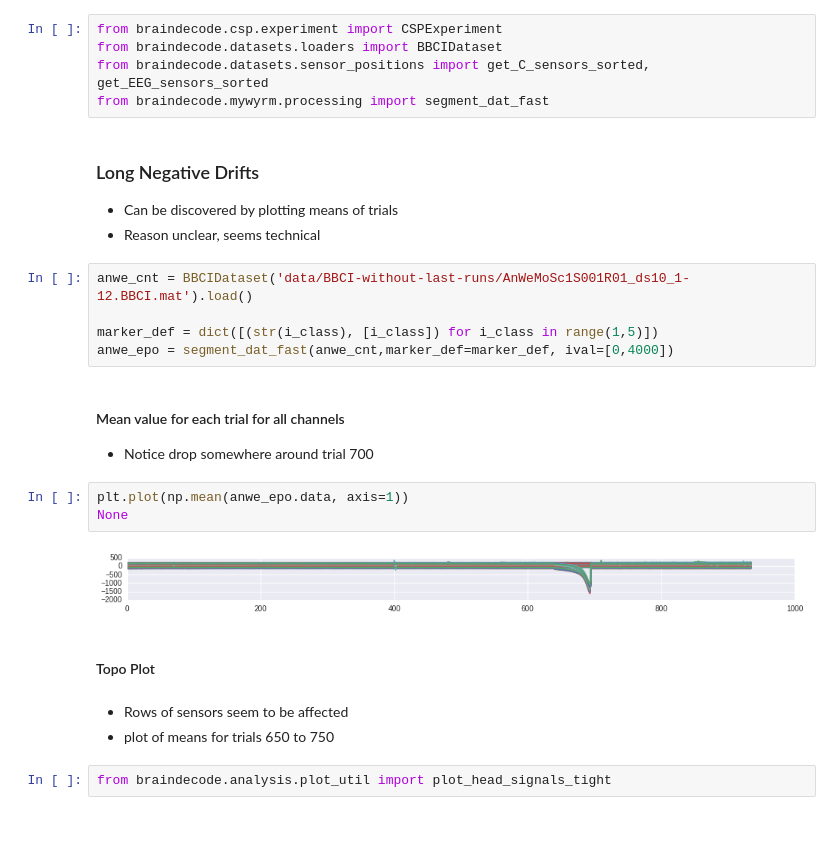
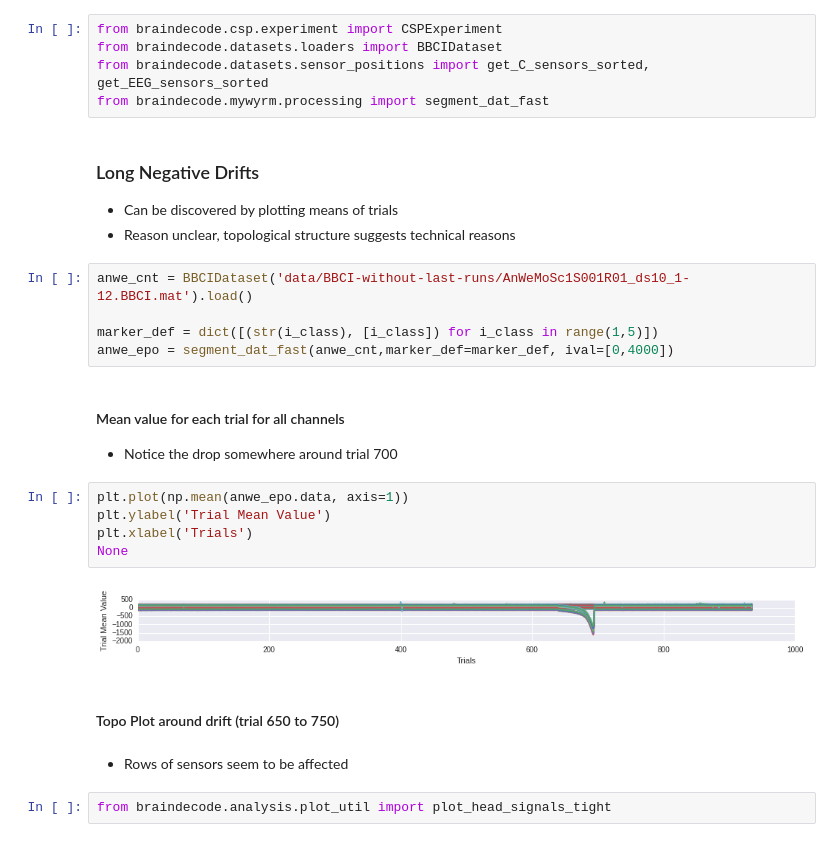
Before and after one commit to robintibor/braindevel, a Jupyter notebook: braindecode/notebooks/analysis/4Sec_Motor_Data_Artefacts.ipynb, the cells around one changed output. Cells and saved outputs as stored; diff of their text form.

```diff
--- a/braindecode/notebooks/analysis/4Sec_Motor_Data_Artefacts.ipynb
+++ b/braindecode/notebooks/analysis/4Sec_Motor_Data_Artefacts.ipynb
@@ -45,7 +47,7 @@ from braindecode.mywyrm.processing import segment_dat_fast
 ### Long Negative Drifts
 
 * Can be discovered by plotting means of trials
-* Reason unclear, seems technical
+* Reason unclear, topological structure suggests technical reasons
 # %%
 anwe_cnt = BBCIDataset('data/BBCI-without-last-runs/AnWeMoSc1S001R01_ds10_1-12.BBCI.mat').load()
 
@@ -54,17 +56,18 @@ anwe_epo = segment_dat_fast(anwe_cnt,marker_def=marker_def, ival=[0,4000])
 # %% [markdown]
 #### Mean value for each trial for all channels
 
-* Notice drop somewhere around trial 700
+* Notice the drop somewhere around trial 700
 # %%
 plt.plot(np.mean(anwe_epo.data, axis=1))
+plt.ylabel('Trial Mean Value')
+plt.xlabel('Trials')
 None
 # %% [output]
-[figure, old version]
+[figure, new version]
 # %% [markdown]
-#### Topo Plot
+#### Topo Plot around drift (trial 650 to 750)
 # %% [markdown]
 * Rows of sensors seem to be affected
-* plot of means for trials 650 to 750
 # %%
 from braindecode.analysis.plot_util import plot_head_signals_tight
 # %%
```
Also changed, not shown: parts of 22 cells of this notebook.
